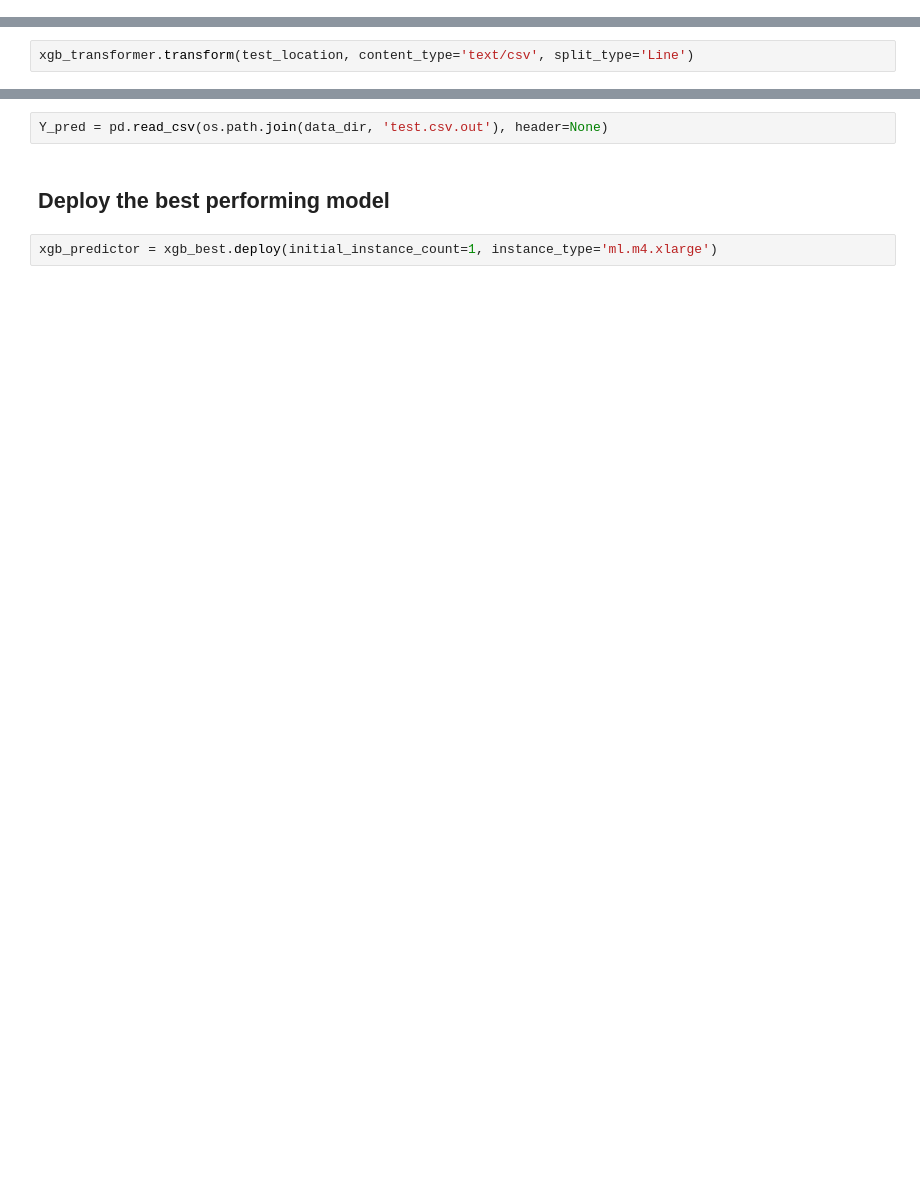
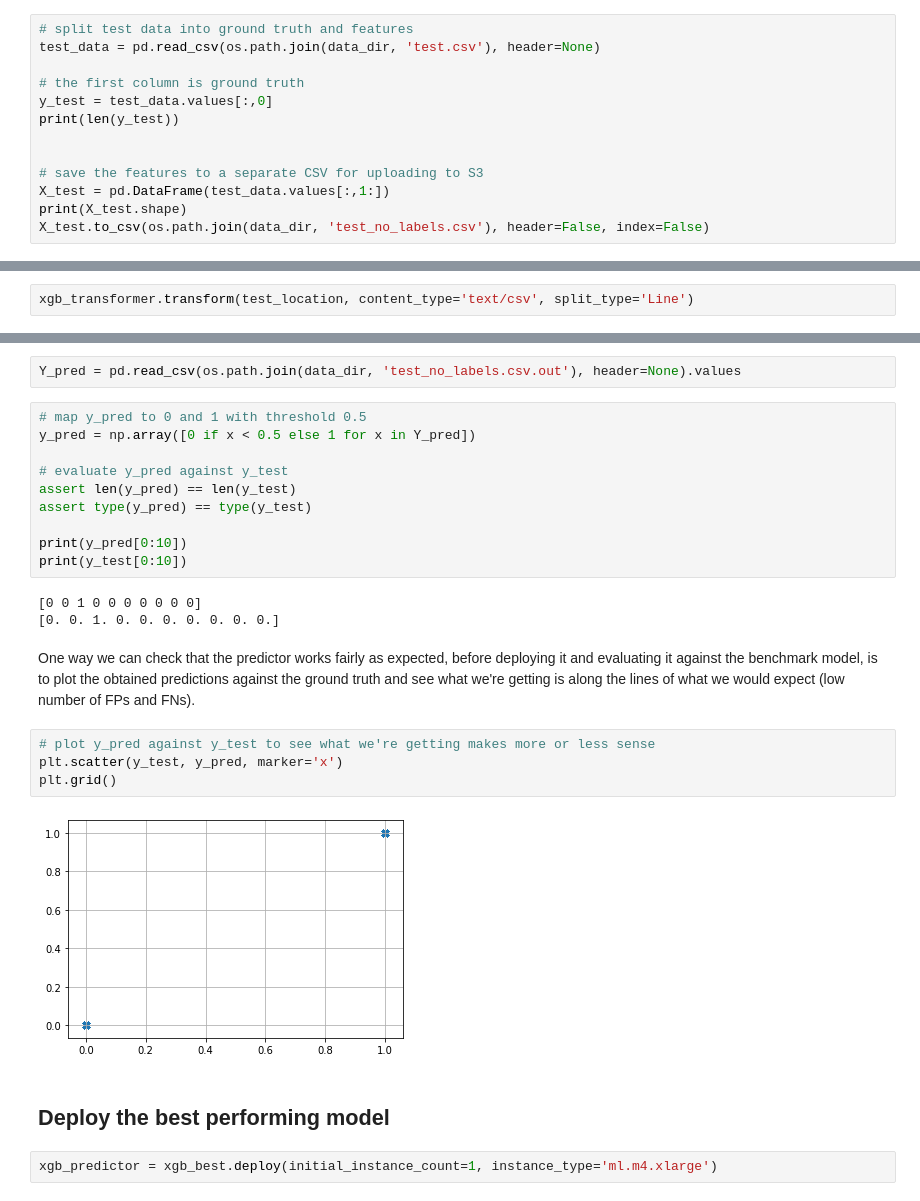
Before and after one commit to dvalps/starbucks-project, a Jupyter notebook: Model_Training.ipynb, the cells around one changed output, grey strips where cells are left out. Saved outputs shown, nothing was run; the diff lists cells and outputs as text; blank space fills up the shorter version.

Commit message:
implement model deployment and evaluation

```diff
--- a/Model_Training.ipynb
+++ b/Model_Training.ipynb
@@ -61,3 +64,16 @@ prefix = 'data-offers'
 #input_data = sagemaker_session.upload_data(path=data_dir, bucket=bucket, key_prefix=prefix)
 # %%
 #print(input_data)
+# %%
+# split test data into ground truth and features
+test_data = pd.read_csv(os.path.join(data_dir, 'test.csv'), header=None)
+
+# the first column is ground truth
+y_test = test_data.values[:,0]
+print(len(y_test))
+
+
+# save the features to a separate CSV for uploading to S3
+X_test = pd.DataFrame(test_data.values[:,1:])
+print(X_test.shape)
+X_test.to_csv(os.path.join(data_dir, 'test_no_labels.csv'), header=False, index=False)
@@ -300,5 +276,26 @@ UnexpectedStatusException: Error for Transform job sagemaker-xgboost-210124-2326
 # %%
-Y_pred = pd.read_csv(os.path.join(data_dir, 'test.csv.out'), header=None)
+Y_pred = pd.read_csv(os.path.join(data_dir, 'test_no_labels.csv.out'), header=None).values
+# %%
+# map y_pred to 0 and 1 with threshold 0.5
+y_pred = np.array([0 if x < 0.5 else 1 for x in Y_pred])
+
+# evaluate y_pred against y_test
+assert len(y_pred) == len(y_test)
+assert type(y_pred) == type(y_test)
+
+print(y_pred[0:10])
+print(y_test[0:10])
+# %% [output]
+[0 0 1 0 0 0 0 0 0 0]
+[0. 0. 1. 0. 0. 0. 0. 0. 0. 0.]
+# %% [markdown]
+One way we can check that the predictor works fairly as expected, before deploying it and evaluating it against the benchmark model, is to plot the obtained predictions against the ground truth and see what we're getting is along the lines of what we would expect (low number of FPs and FNs).
+# %%
+# plot y_pred against y_test to see what we're getting makes more or less sense
+plt.scatter(y_test, y_pred, marker='x')
+plt.grid()
+# %% [output]
+[figure, added]
 # %% [markdown]
 ## Deploy the best performing model
 # %%
```
Also changed, not shown: parts of 26 cells of this notebook.
